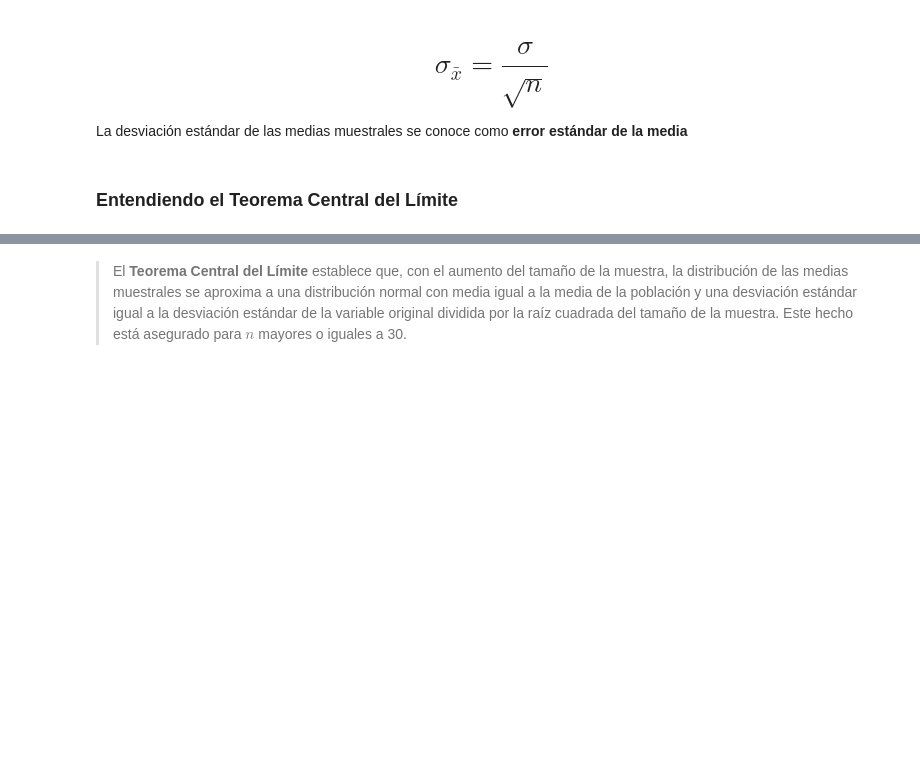
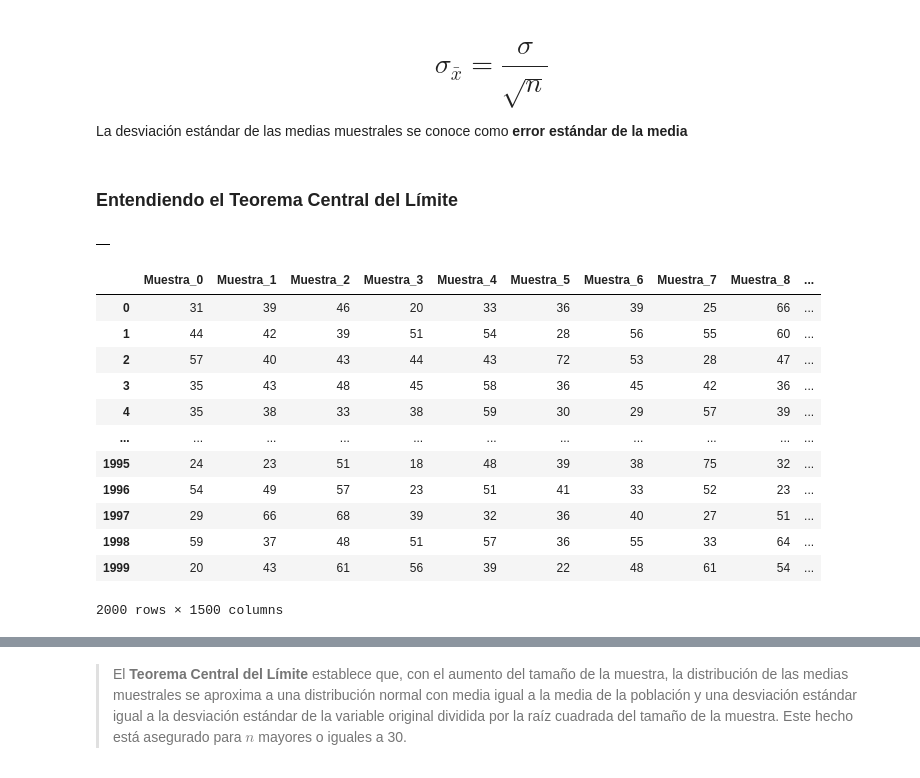
Before and after one commit to Zuzed22/Estad-stica-con-Python-frecuencias-y-medidas, a Jupyter notebook: Estadistica_python_probabilidad_muestreo.ipynb, the cells around one changed output, grey strips where cells are left out. Saved outputs shown, nothing was run; the diff lists cells and outputs as text; code cells hidden in the pictures; blank space fills up the shorter version.

```diff
--- a/Estadistica_python_probabilidad_muestreo.ipynb
+++ b/Estadistica_python_probabilidad_muestreo.ipynb
@@ -557,0 +807,26 @@ La desviación estándar de las medias muestrales se conoce como **error estánd
+# %%
+muestras = pd.DataFrame()
+muestras
+# %% [output]
+|  |
+# %%
+for i in range(total_de_muestras):
+  _= datos.Edad.sample(n)
+  _.index = range(0,len(_))
+  muestras['Muestra_' + str(i)] = _
+
+muestras
+# %% [output]
+|  | Muestra_0 | Muestra_1 | Muestra_2 | Muestra_3 | Muestra_4 | Muestra_5 | Muestra_6 | Muestra_7 | Muestra_8 | ... |
+| 0 | 31 | 39 | 46 | 20 | 33 | 36 | 39 | 25 | 66 | ... |
+| 1 | 44 | 42 | 39 | 51 | 54 | 28 | 56 | 55 | 60 | ... |
+| 2 | 57 | 40 | 43 | 44 | 43 | 72 | 53 | 28 | 47 | ... |
+| 3 | 35 | 43 | 48 | 45 | 58 | 36 | 45 | 42 | 36 | ... |
+| 4 | 35 | 38 | 33 | 38 | 59 | 30 | 29 | 57 | 39 | ... |
+| ... | ... | ... | ... | ... | ... | ... | ... | ... | ... | ... |
+| 1995 | 24 | 23 | 51 | 18 | 48 | 39 | 38 | 75 | 32 | ... |
+| 1996 | 54 | 49 | 57 | 23 | 51 | 41 | 33 | 52 | 23 | ... |
+| 1997 | 29 | 66 | 68 | 39 | 32 | 36 | 40 | 27 | 51 | ... |
+| 1998 | 59 | 37 | 48 | 51 | 57 | 36 | 55 | 33 | 64 | ... |
+| 1999 | 20 | 43 | 61 | 56 | 39 | 22 | 48 | 61 | 54 | ... |
+2000 rows × 1500 columns
```
Also changed, not shown: parts of 93 cells of this notebook.
